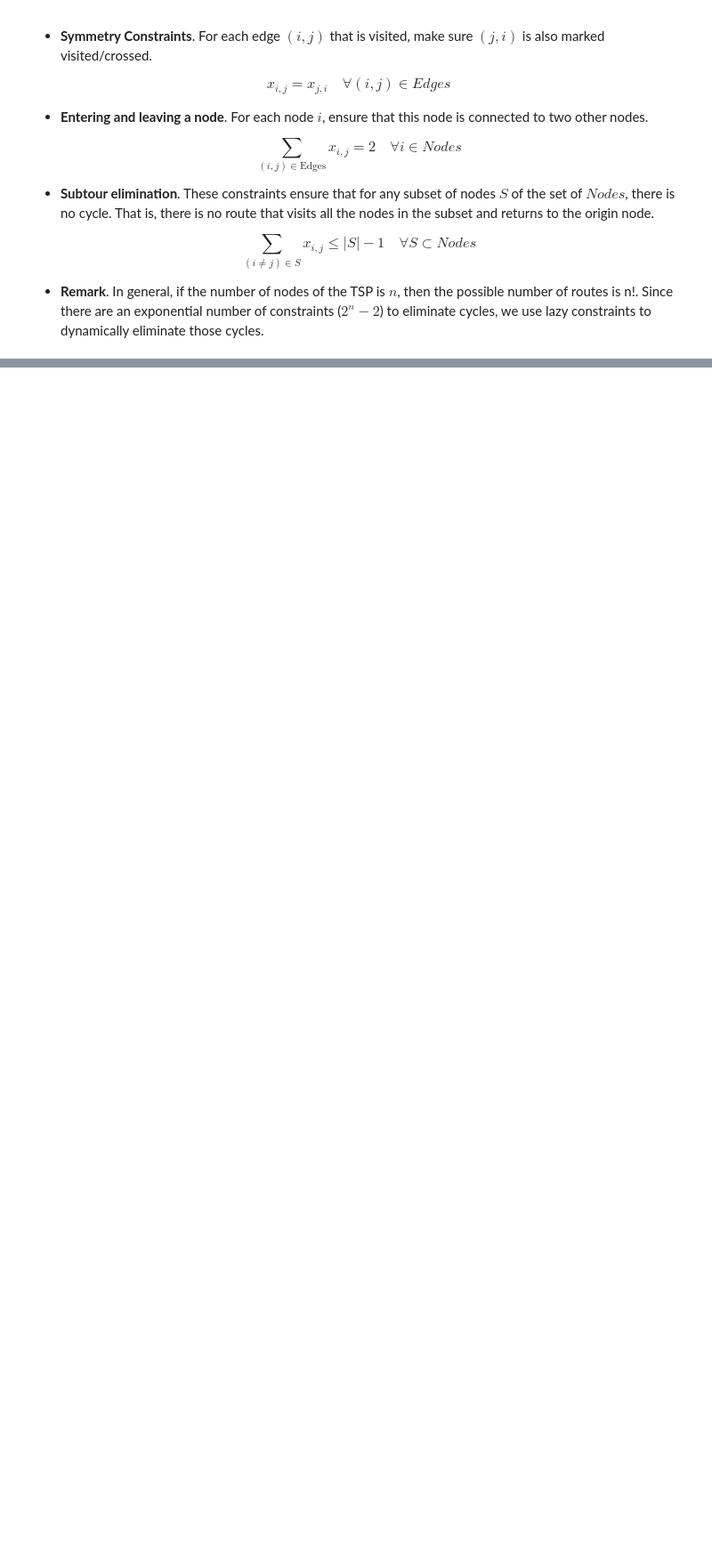
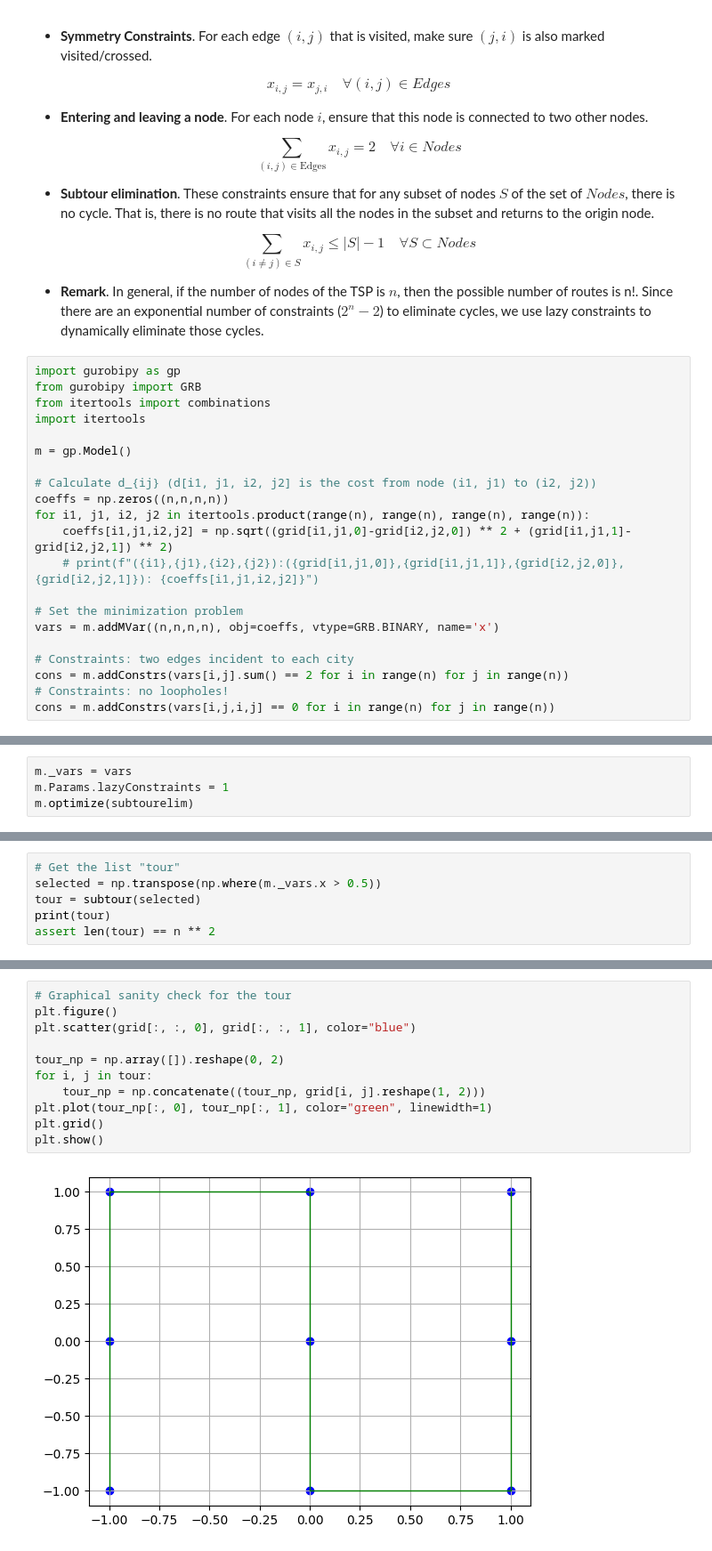
Before and after one commit to nestlab-bae-mqp-2024/mrpcp-solvers, a Jupyter notebook: jupyter/mqp_milp_first_attempt.ipynb, the cells around one changed output, grey strips where cells are left out. Shown at 89% size. Cells and saved outputs as stored; diff of their text form; blank space fills up the shorter version.

```diff
--- a/jupyter/mqp_milp_first_attempt.ipynb
+++ b/jupyter/mqp_milp_first_attempt.ipynb
@@ -65,3 +93,24 @@ x_{i, j} = x_{j, i} \quad \forall (i, j) \in Edges
 
 - **Remark**. In general, if the number of nodes of the TSP is $n$, then the possible number of routes is n\!.
 Since there are an exponential number of constraints ($2^{n} - 2$) to eliminate cycles, we use lazy constraints to dynamically eliminate those cycles.
+# %%
+import gurobipy as gp
+from gurobipy import GRB
+from itertools import combinations
+import itertools
+
+m = gp.Model()
+
+# Calculate d_{ij} (d[i1, j1, i2, j2] is the cost from node (i1, j1) to (i2, j2))
+coeffs = np.zeros((n,n,n,n))
+for i1, j1, i2, j2 in itertools.product(range(n), range(n), range(n), range(n)):
+    coeffs[i1,j1,i2,j2] = np.sqrt((grid[i1,j1,0]-grid[i2,j2,0]) ** 2 + (grid[i1,j1,1]-grid[i2,j2,1]) ** 2)
+    # print(f"({i1},{j1},{i2},{j2}):({grid[i1,j1,0]},{grid[i1,j1,1]},{grid[i2,j2,0]},{grid[i2,j2,1]}): {coeffs[i1,j1,i2,j2]}")
+
+# Set the minimization problem
+vars = m.addMVar((n,n,n,n), obj=coeffs, vtype=GRB.BINARY, name='x')
+
+# Constraints: two edges incident to each city
+cons = m.addConstrs(vars[i,j].sum() == 2 for i in range(n) for j in range(n))
+# Constraints: no loopholes!
+cons = m.addConstrs(vars[i,j,i,j] == 0 for i in range(n) for j in range(n))
@@ -67,0 +164,4 @@ Since there are an exponential number of constraints ($2^{n} - 2$) to eliminate
+# %%
+m._vars = vars
+m.Params.lazyConstraints = 1
+m.optimize(subtourelim)
@@ -67,0 +186,6 @@ Since there are an exponential number of constraints ($2^{n} - 2$) to eliminate
+# %%
+# Get the list "tour"
+selected = np.transpose(np.where(m._vars.x > 0.5))
+tour = subtour(selected)
+print(tour)
+assert len(tour) == n ** 2
@@ -67,0 +194,13 @@ Since there are an exponential number of constraints ($2^{n} - 2$) to eliminate
+# %%
+# Graphical sanity check for the tour
+plt.figure()
+plt.scatter(grid[:, :, 0], grid[:, :, 1], color="blue")
+
+tour_np = np.array([]).reshape(0, 2)
+for i, j in tour:
+    tour_np = np.concatenate((tour_np, grid[i, j].reshape(1, 2)))
+plt.plot(tour_np[:, 0], tour_np[:, 1], color="green", linewidth=1)
+plt.grid()
+plt.show()
+# %% [output]
+[figure, added]
```
Also changed, not shown: parts of 6 cells of this notebook.
